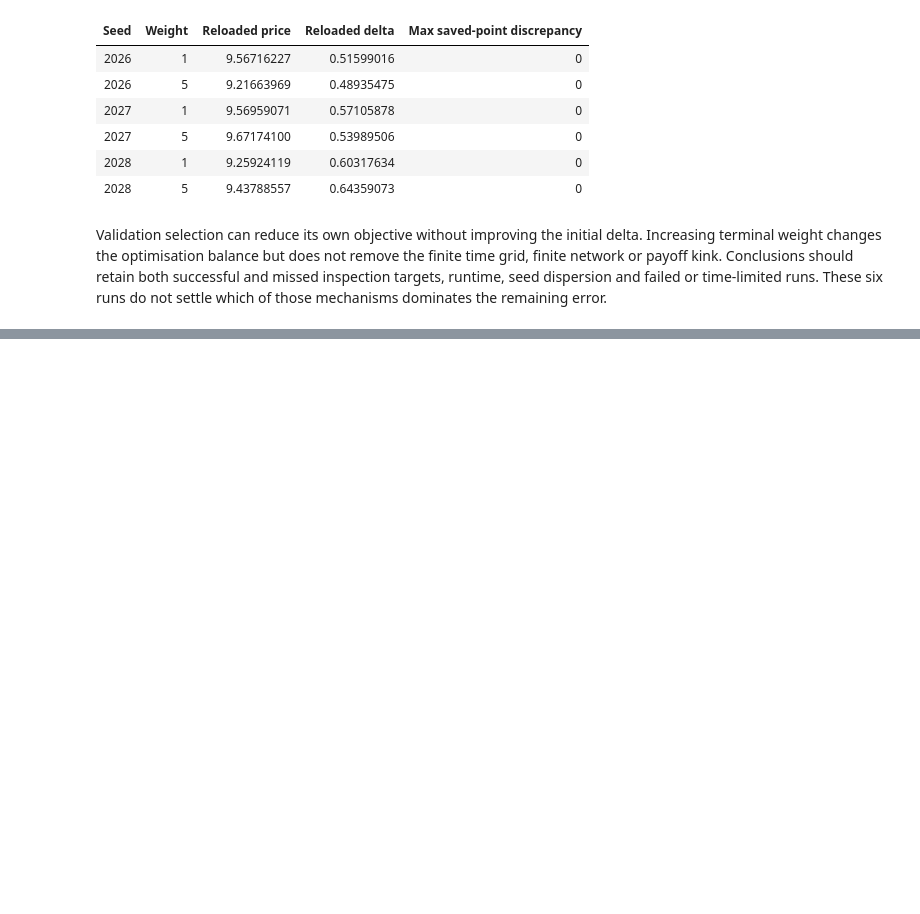
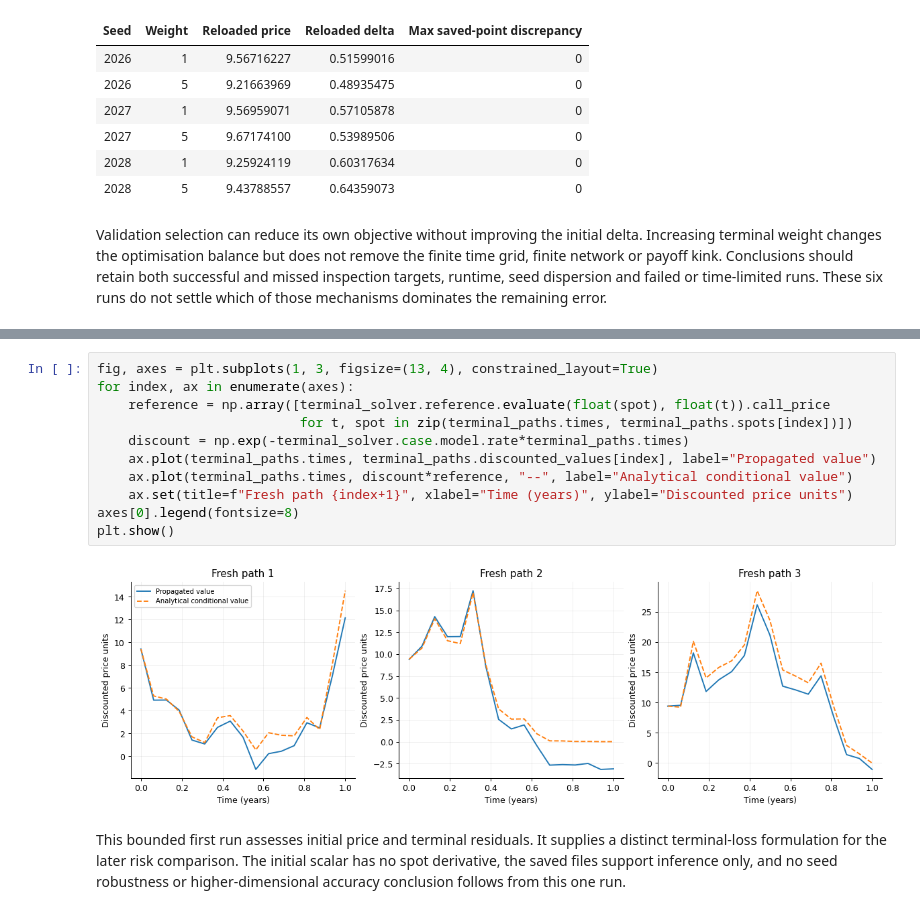
Before and after one commit to KVInator/deep-bsde-pricing, a Jupyter notebook: notebooks/03_neural_solvers.ipynb, the cells around one changed output, grey strips where cells are left out. Cells and saved outputs as stored; diff of their text form; blank space fills up the shorter version.

```diff
--- a/notebooks/03_neural_solvers.ipynb
+++ b/notebooks/03_neural_solvers.ipynb
@@ -436,0 +559,15 @@ Validation selection can reduce its own objective without improving the initial
+# %%
+fig, axes = plt.subplots(1, 3, figsize=(13, 4), constrained_layout=True)
+for index, ax in enumerate(axes):
+    reference = np.array([terminal_solver.reference.evaluate(float(spot), float(t)).call_price
+                          for t, spot in zip(terminal_paths.times, terminal_paths.spots[index])])
+    discount = np.exp(-terminal_solver.case.model.rate*terminal_paths.times)
+    ax.plot(terminal_paths.times, terminal_paths.discounted_values[index], label="Propagated value")
+    ax.plot(terminal_paths.times, discount*reference, "--", label="Analytical conditional value")
+    ax.set(title=f"Fresh path {index+1}", xlabel="Time (years)", ylabel="Discounted price units")
+axes[0].legend(fontsize=8)
+plt.show()
+# %% [output]
+[figure, added]
+# %% [markdown]
+This bounded first run assesses initial price and terminal residuals. It supplies a distinct terminal-loss formulation for the later risk comparison. The initial scalar has no spot derivative, the saved files support inference only, and no seed robustness or higher-dimensional accuracy conclusion follows from this one run.
```
Also changed, not shown: parts of 7 cells of this notebook, 6 other files.
